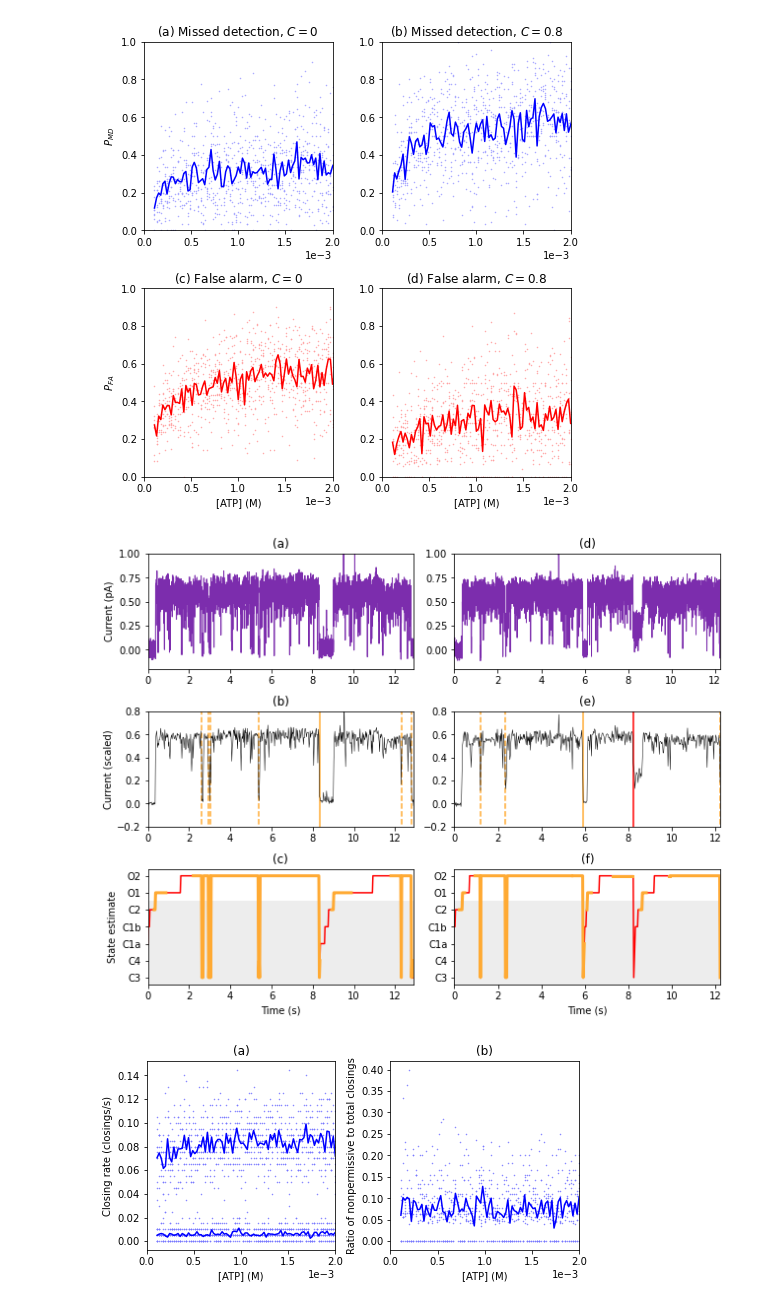
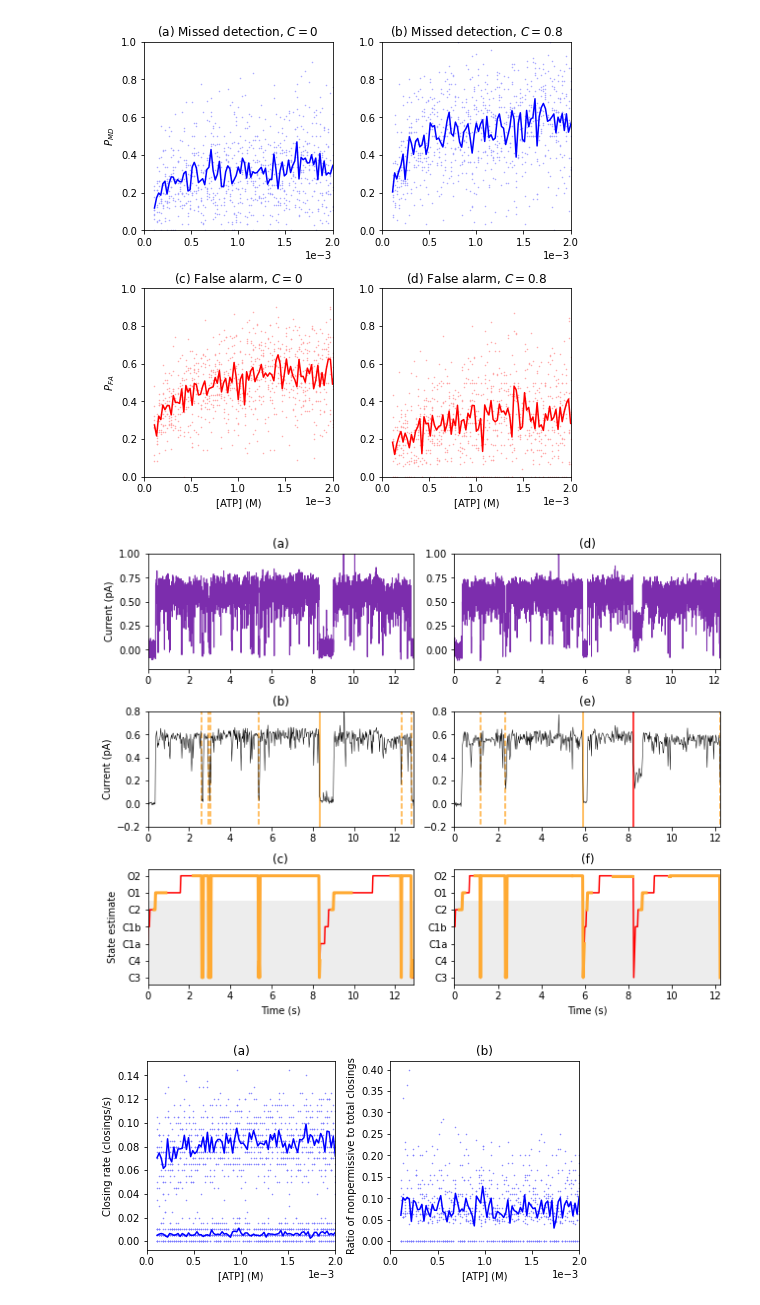
Before and after one commit to andreweckford/PatchClampFactorGraphEM, a Jupyter notebook: data-repository-and-figures/Figure generation notebook for _Bayesian Inference Reveals Permissive and Nonpermissive Channel Closings in CFTR_.ipynb, the cells around one changed output. Drawn from its saved outputs; the diff is of its cells as text; code cells hidden in the pictures.

Commit message:
Minor update to the Y axis of a figure

```diff
--- a/data-repository-and-figures/Figure generation notebook for _Bayesian Inference Reveals Permissive and Nonpermissive Channel Closings in CFTR_.ipynb
+++ b/data-repository-and-figures/Figure generation notebook for _Bayesian Inference Reveals Permissive and Nonpermissive Channel Closings in CFTR_.ipynb
@@ -430,7 +430,7 @@ for i in r:
     #print(('r',i))
 
 ax2.plot(t1,np.array(data1),color='#000000',linewidth=0.5)
-ax2.set_ylabel('Current (scaled)')
+ax2.set_ylabel('Current (pA)')
 ax2.set_ylim(-0.2,0.8)
 ax2.set_xlim(t1[0],t1[-1])
 ax2.set_title('(b)')
@@ -453,34 +453,34 @@ ax4.set_title('(d)')
 
 r,r_c,r_np,r_np_c = getClosings('Repository/Fig4/n17004-1-r400.csv')
 for i in r:
   if i in r_np_c:
     ax5.plot(np.array([i,i])*(500e-6*50),np.array([-1,2]),color='#ffaa33',linestyle='-')
   elif i in r_np:
     ax5.plot(np.array([i,i])*(500e-6*50),np.array([-1,2]),color='r',linestyle='-')
   elif i in r_c:
     ax5.plot(np.array([i,i])*(500e-6*50),np.array([-1,2]),color='#ffaa33',linestyle='--')
   else:
     ax5.plot(np.array([i,i])*(500e-6*50),np.array([-1,2]),color='r',linestyle='--')
 
 ax5.plot(t2,np.array(data2),color='#000000',linewidth=0.5)
 ax5.set_ylim(-0.2,0.8)
 ax5.set_xlim(t2[0],t2[-1])
 ax5.set_title('(e)')
 
 ax6.plot(t2,remap([0.,1.,2.,3.,4.,5.,6.,-1.],[2.,3.,4.,5.,6.,0.,1.,-1.],e2_100_est),'r-')
 plotExclude(ax6,t2,remap([0.,1.,2.,3.,4.,5.,6.,-1.],[2.,3.,4.,5.,6.,0.,1.,-1.],e2_100_conf),-1.,clr='#ffaa33',lw=3)
 ax6.set_yticks([0.,1.,2.,3.,4.,5.,6.])
 ax6.set_yticklabels(['C3','C4','C1a','C1b','C2','O1','O2'])
 ax6.set_xlim(t2[0],t2[-1])
 ax6.set_ylim(-0.4,6.4)
 ax6.axhspan(-0.4,4.5,facecolor='#dddddd',alpha=0.5)
 ax6.set_xlabel('Time (s)')
 ax6.set_title('(f)')
 
 fig.tight_layout(pad=1)
 fig.savefig('Fig4.pdf',bbox_inches='tight',pad_inches=0.05)
 # %% [output]
-[figure, old version]
+[figure, new version]
 # %%
 # This cell generates Figure S3, equivalent to Figure 2 but using the K1250A mutant.
 # The figure is displayed and saved as: Fig2_k1250a.pdf
```
